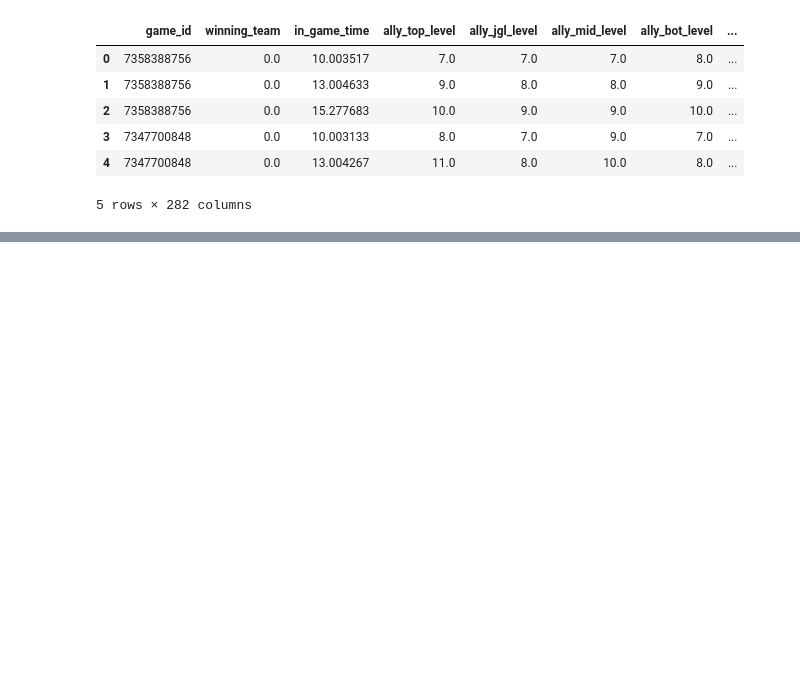
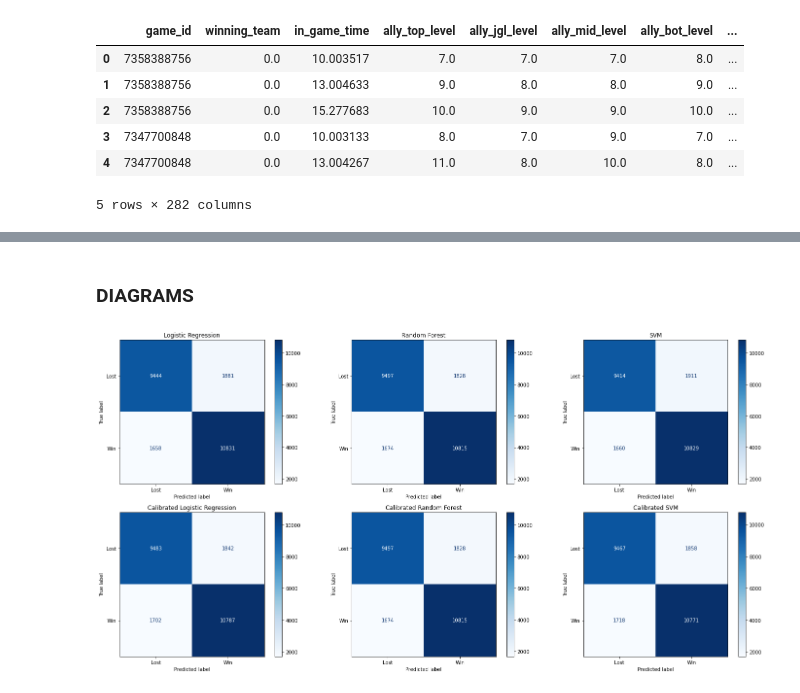
Before and after one commit to NguyenN2705/LoL-project, a Jupyter notebook: Project_v2.ipynb, the cells around one changed output, grey strips where cells are left out. Drawn from its saved outputs; the diff is of its cells as text; code cells hidden in the pictures; blank space fills up the shorter version.

```diff
--- a/Project_v2.ipynb
+++ b/Project_v2.ipynb
@@ -326,3 +37,0 @@ The ECE score of SVC is 0.0246
-# %%
-calibrated_RF = CalibratedClassifierCV(RandomForestClassifier(), cv = k_folds, n_jobs = -1)
-calibrated_RF.fit(X,Y)
@@ -384,0 +63,8 @@ plt.show()
+# %%
+# Split the training data into train/validation/test set. The split is 60/20/20
+# Validation set used to calibrate the data
+x_train, x_test, y_train, y_test = train_test_split(X, Y, test_size = 0.2, shuffle = True, random_state = 123)
+x_train, x_val, y_train, y_val = train_test_split(x_train,y_train, test_size = 0.25, shuffle = True, random_state = 789)
+# %%
+# scaler object
+scaler = StandardScaler().fit(x_train)
@@ -384,0 +91,16 @@ plt.show()
+# %%
+## Calibrate previously trained models using Platt scaling.
+#LR_cal = CalibratedClassifierCV(LR, cv = 'prefit', n_jobs = -1).fit(scaler.transform(x_val),y_val)
+#RF_cal = CalibratedClassifierCV(RF, cv = 'prefit', n_jobs = -1).fit(x_val,y_val)
+#SVM_cal = CalibratedClassifierCV(SVM, cv ='prefit', n_jobs = -1).fit(scaler.transform(x_val),y_val)
+
+## Saving the trained model. Uncomment to use when needed
+#joblib.dump(LR_cal,'LR_cal.pkl')
+#joblib.dump(RF_cal,'RF_cal.pkl')
+#joblib.dump(SVM_cal, 'SVM_cal.pkl')
+
+
+## Loading the calibration models. Uncomment to use when needed
+LR_cal = joblib.load('LR_cal.pkl')
+RF_cal = joblib.load('RF_cal.pkl')
+SVM_cal  = joblib.load('SVM_cal.pkl')
@@ -384,0 +196,19 @@ plt.show()
+# %% [markdown]
+### DIAGRAMS
+# %%
+fig, axes = plt.subplots(nrows=2, ncols=3, figsize = (20,10))
+
+models = [LR, RF, SVM, LR_cal, RF_cal, SVM_cal]
+models_name = ['Logistic Regression', 'Random Forest', 'SVM',
+               'Calibrated Logistic Regression', 'Calibrated Random Forest', 'Calibrated SVM']
+for model, name, ax in zip(models, models_name, axes.flatten()):
+    if model in [RF,RF_cal]:
+        plot_confusion_matrix(model, x_test, y_test, ax=ax, display_labels=['Lost', 'Win'], cmap='Blues')
+    else:
+        plot_confusion_matrix(model, scaler.transform(x_test), y_test, ax=ax, display_labels=['Lost', 'Win'],cmap='Blues')
+    ax.title.set_text(name)
+
+plt.tight_layout()
+plt.show()
+# %% [output]
+[figure, added]
```
Also changed, not shown: parts of 57 cells of this notebook, 6 other files.
